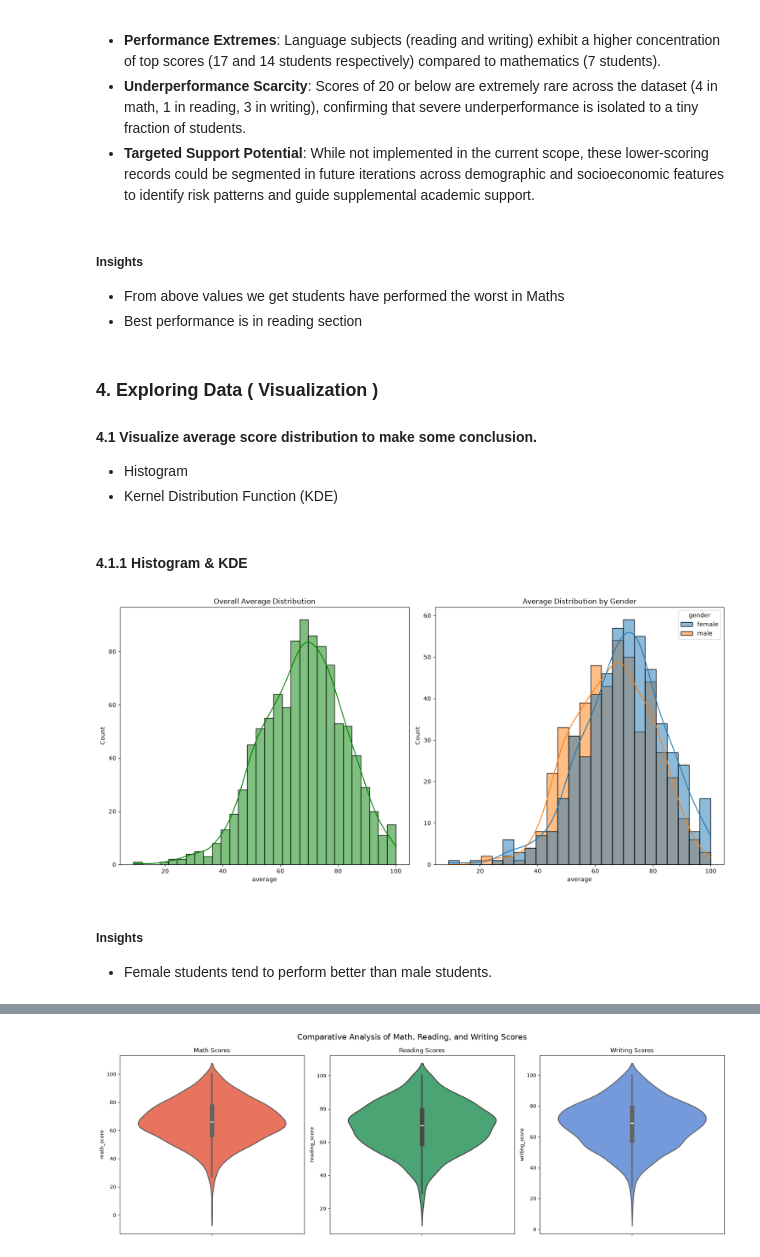
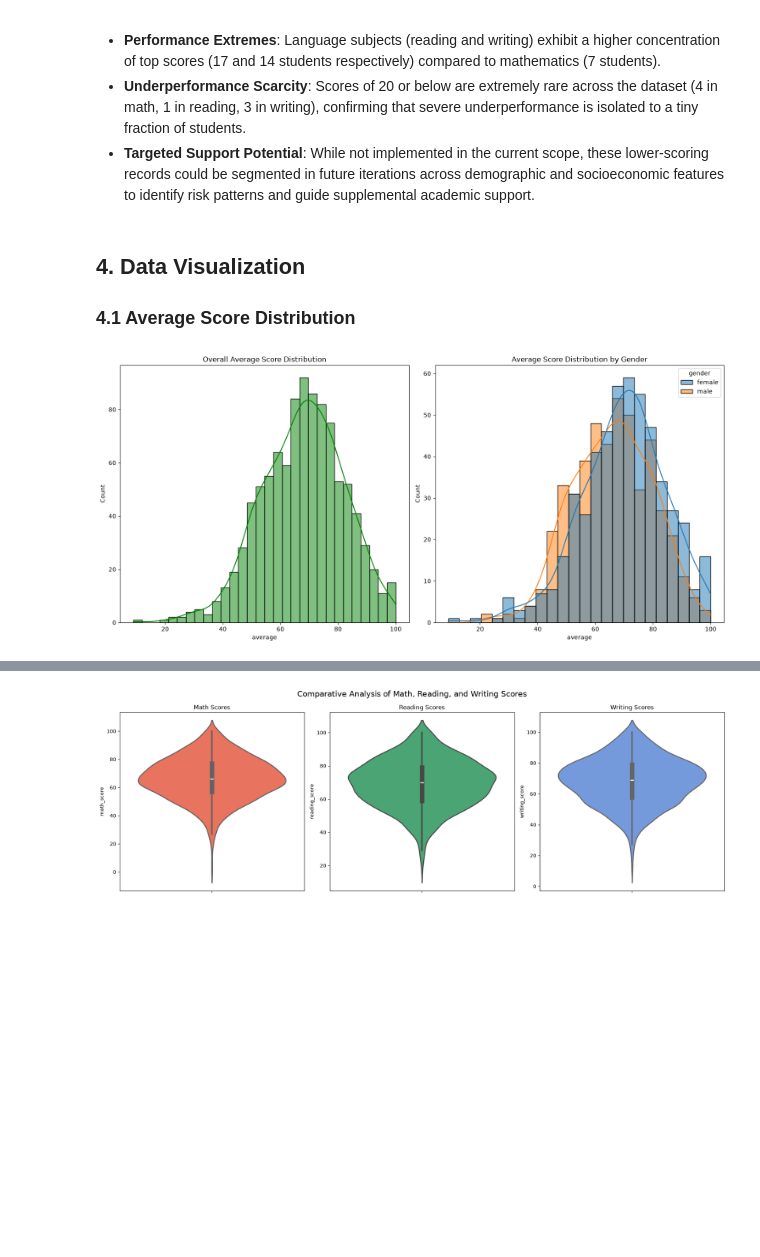
Before and after one commit to fiorellatrigo/mlproject, a Jupyter notebook: notebook/1 . EDA STUDENT PERFORMANCE .ipynb, the cells around one changed output, grey strips where cells are left out. Cells and saved outputs as stored; diff of their text form; code cells hidden in the pictures; blank space fills up the shorter version.

```diff
--- a/notebook/1 . EDA STUDENT PERFORMANCE .ipynb
+++ b/notebook/1 . EDA STUDENT PERFORMANCE .ipynb
@@ -230,32 +230,21 @@ Number of students with 20 marks or less in Writing: 3
 - **Performance Extremes**: Language subjects (reading and writing) exhibit a higher concentration of top scores (17 and 14 students respectively) compared to mathematics (7 students).
 - **Underperformance Scarcity**: Scores of 20 or below are extremely rare across the dataset (4 in math, 1 in reading, 3 in writing), confirming that severe underperformance is isolated to a tiny fraction of students.
 - **Targeted Support Potential**: While not implemented in the current scope, these lower-scoring records could be segmented in future iterations across demographic and socioeconomic features to identify risk patterns and guide supplemental academic support.
-# %% [markdown]
-#####  Insights
- - From above values we get students have performed the worst in Maths
- - Best performance is in reading section
 # %% [markdown]
-### 4. Exploring Data ( Visualization )
-#### 4.1 Visualize average score distribution to make some conclusion.
-- Histogram
-- Kernel Distribution Function (KDE)
+## **4. Data Visualization**
+### **4.1 Average Score Distribution**
-# %% [markdown]
-#### 4.1.1 Histogram & KDE
 # %%
 fig, axs = plt.subplots(1, 2, figsize=(15, 7))
 
-# General distribution
+# Plot 1: General distribution
 sns.histplot(data=df, x='average', bins=30, kde=True, color='g', ax=axs[0])
-axs[0].set_title('Overall Average Distribution')
+axs[0].set_title('Overall Average Score Distribution')
 
-# Distribution by gender
+# Plot 2: Distribution by gender
 sns.histplot(data=df, x='average', kde=True, hue='gender', ax=axs[1])
-axs[1].set_title('Average Distribution by Gender')
+axs[1].set_title('Average Score Distribution by Gender')
 
 plt.tight_layout()
 plt.show()
 # %% [output]
-[figure, old version]
+[figure, new version]
-# %% [markdown]
-#####  Insights
-- Female students tend to perform better than male students.
```
Also changed, not shown: parts of 14 cells of this notebook, 8 other files.
